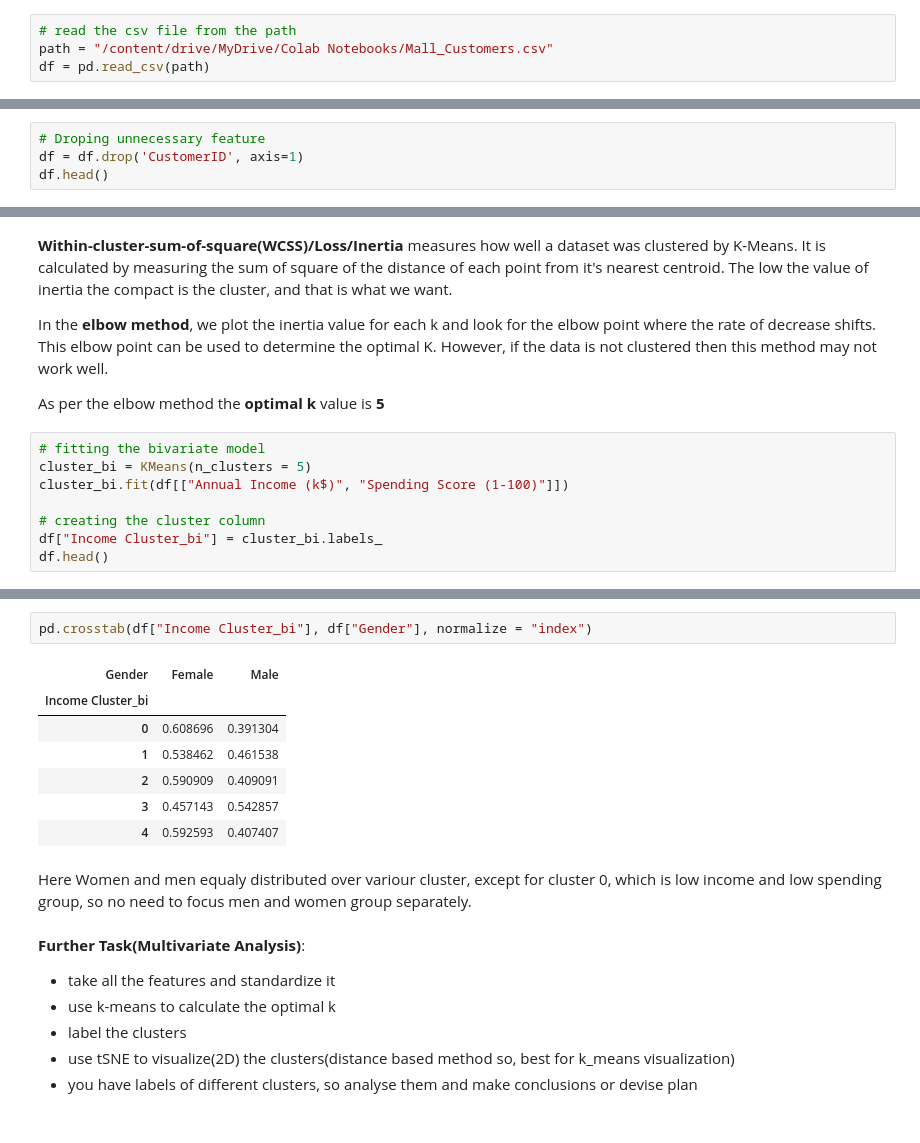
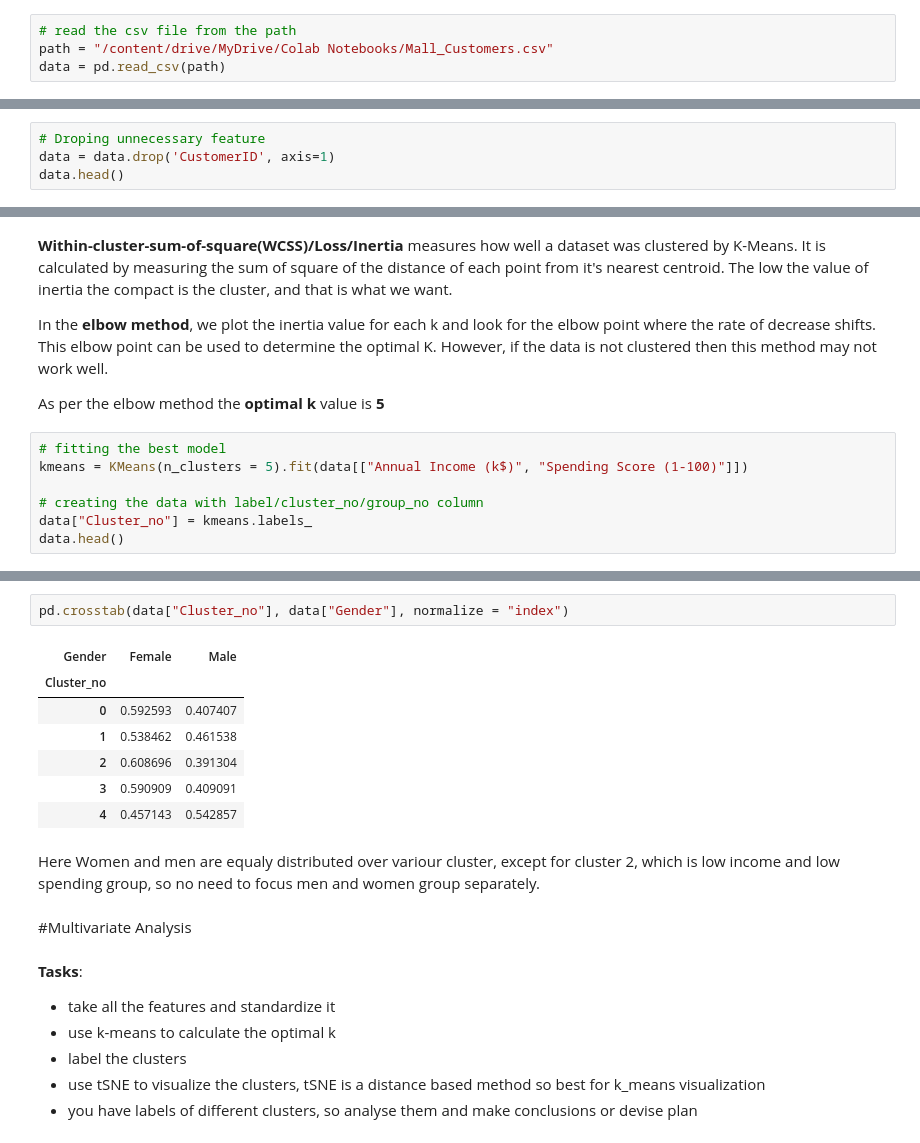
Before and after one commit to vijayc9/Mall-Customer-Segmentation, a Jupyter notebook: customer_segmentation_using_k_means.ipynb, the cells around one changed output, grey strips where cells are left out. Drawn from its saved outputs; the diff is of its cells as text.

```diff
--- a/customer_segmentation_using_k_means.ipynb
+++ b/customer_segmentation_using_k_means.ipynb
@@ -18,6 +19,6 @@ from sklearn.decomposition import PCA
 # %%
 # read the csv file from the path
 path = "/content/drive/MyDrive/Colab Notebooks/Mall_Customers.csv"
-df = pd.read_csv(path)
+data = pd.read_csv(path)
 # %%
 # display first 5 rows
@@ -35,8 +36,8 @@ df.shape
 (200, 5)
 # %%
 # Droping unnecessary feature
-df = df.drop('CustomerID', axis=1)
-df.head()
+data = data.drop('CustomerID', axis=1)
+data.head()
 # %% [output]
 |  | Gender | Age | Annual Income (k$) | Spending Score (1-100) |
 | 0 | Male | 19 | 15 | 39 |
@@ -221,11 +216,10 @@ In the **elbow method**, we plot the inertia value for each k and look for the e
 
 As per the elbow method the **optimal k** value is **5**
 # %%
-# fitting the bivariate model
-cluster_bi = KMeans(n_clusters = 5)
-cluster_bi.fit(df[["Annual Income (k$)", "Spending Score (1-100)"]])
+# fitting the best model
+kmeans = KMeans(n_clusters = 5).fit(data[["Annual Income (k$)", "Spending Score (1-100)"]])
 
-# creating the cluster column
-df["Income Cluster_bi"] = cluster_bi.labels_
-df.head()
+# creating the data with label/cluster_no/group_no column
+data["Cluster_no"] = kmeans.labels_
+data.head()
 # %% [output]
@@ -274,19 +268,21 @@ df.groupby("Income Cluster_bi").mean()
 # %%
-pd.crosstab(df["Income Cluster_bi"], df["Gender"], normalize = "index")
+pd.crosstab(data["Cluster_no"], data["Gender"], normalize = "index")
 # %% [output]
 | Gender | Female | Male |
-| Income Cluster_bi |  |  |
-| 0 | 0.608696 | 0.391304 |
+| Cluster_no |  |  |
+| 0 | 0.592593 | 0.407407 |
 | 1 | 0.538462 | 0.461538 |
-| 2 | 0.590909 | 0.409091 |
-| 3 | 0.457143 | 0.542857 |
-| 4 | 0.592593 | 0.407407 |
+| 2 | 0.608696 | 0.391304 |
+| 3 | 0.590909 | 0.409091 |
+| 4 | 0.457143 | 0.542857 |
 # %% [markdown]
-Here Women and men equaly distributed over variour cluster, except for cluster 0, which is low income and low spending group, so no need to focus men and women group separately.
+Here Women and men are equaly distributed over variour cluster, except for cluster 2, which is low income and low spending group, so no need to focus men and women group separately.
+# %% [markdown]
+#Multivariate Analysis
 # %% [markdown]
-**Further Task(Multivariate Analysis)**:
+**Tasks**:
 - take all the features and standardize it
 - use k-means to calculate the optimal k
 - label the clusters
-- use tSNE to visualize(2D) the clusters(distance based method so, best for k_means visualization)
+- use tSNE to visualize the clusters, tSNE is a distance based method so best for k_means visualization
 - you have labels of different clusters, so analyse them and make conclusions or devise plan
```
Also changed, not shown: parts of 43 cells of this notebook.
